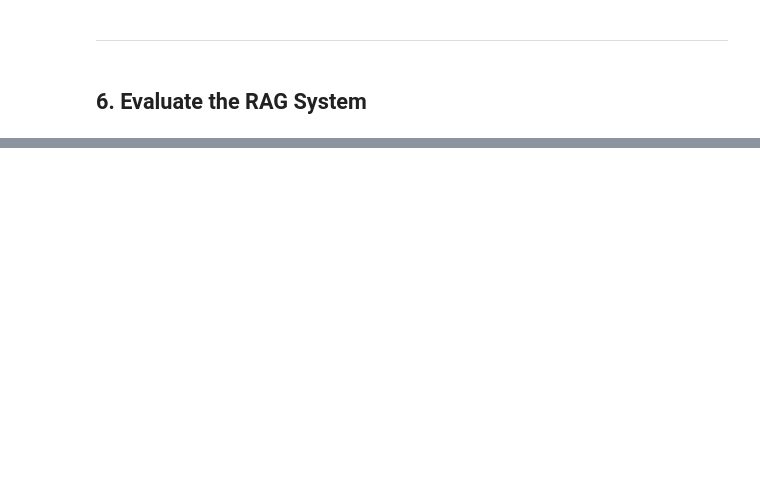
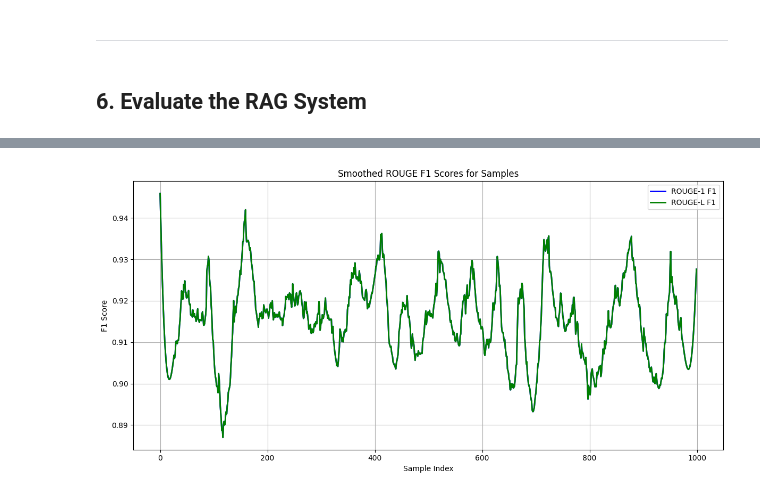
Before and after one commit to youssef-223/Medical-RAG-QA, a Jupyter notebook: Medical-RAG-QA.ipynb, the cells around one changed output, grey strips where cells are left out. Saved outputs shown, nothing was run; the diff lists cells and outputs as text; code cells hidden in the pictures; blank space fills up the shorter version.

```diff
--- a/Medical-RAG-QA.ipynb
+++ b/Medical-RAG-QA.ipynb
@@ -607,0 +776,4 @@ Here we can use a Q/A generation model to generate questions and answers from ou
+# %%
+# Read the generated answers from the flan_t5
+with open('/kaggle/working/gpt-neox.json', 'r') as json_file:     # Adjust with the appropriate path
+    gpt_neox_20b_chain_results = json.load(json_file)
@@ -607,0 +790,2 @@ Here we can use a Q/A generation model to generate questions and answers from ou
+# %%
+bart_large_chain_results = [qa_chain({"query":question}) for bart_large_questions_list in bart_large_questions_list[:1000]]
@@ -607,0 +794,12 @@ Here we can use a Q/A generation model to generate questions and answers from ou
+# %%
+# Read the generated answers from the bart_large
+with open('/kaggle/working/bart-large.json', 'r') as json_file:     # Adjust with the appropriate path
+    bart_large_chain_results = json.load(json_file)
+# %%
+references = [
+    " ".join([doc['page_content'] for doc in entry['source_documents']])
+    for entry in bart_large_chain_results
+]
+
+
+answers = [entry['answer'] for entry in bart_large_chain_results]
@@ -607,0 +833,69 @@ Here we can use a Q/A generation model to generate questions and answers from ou
+# %%
+
+# Define the references and generated_texts for evalation
+references = combined_contents_list
+generated_texts = combined_answers_list
+
+# Calculate the ROUGE-1 and ROUGE-L scores
+rouge_scores = compute_rouge(references, generated_texts)
+
+# Extract ROUGE-1 and ROUGE-L F1 scores
+rouge1_f1_scores = [score['rouge1'].fmeasure for score in rouge_scores]
+rougeL_f1_scores = [score['rougeL'].fmeasure for score in rouge_scores]
+
+# Calculate the BLEU scores
+bleu_score_avg = compute_bleu(references, generated_texts)
+
+# Calculate the BERT scores
+P, R, F1 = bert_score(generated_texts, references, lang="en", rescale_with_baseline=True)
+bert_precision = P.mean().item()
+bert_recall = R.mean().item()
+bert_f1 = F1.mean().item()
+
+# Create a summary table for overall metrics
+summary_table = pd.DataFrame({
+    "Metric": ["Average ROUGE-1 F1", "Average ROUGE-L F1", "BLEU Score", "BERTScore Precision", "BERTScore Recall", "BERTScore F1"],
+    "Value": [
+        np.mean(rouge1_f1_scores),
+        np.mean(rougeL_f1_scores),
+        bleu_score_avg,
+        bert_precision,
+        bert_recall,
+        bert_f1
+    ]
+})
+
+
+
+# Display the summary table
+print("\nSummary of Evaluation Metrics:")
+print(summary_table.to_string(index=False))
+print("-"*100)
+
+# Apply Savitzky-Golay filter to smooth the lines
+smoothed_rouge1_f1_scores = savgol_filter(rouge1_f1_scores, window_length=51, polyorder=3)
+smoothed_rougeL_f1_scores = savgol_filter(rougeL_f1_scores, window_length=51, polyorder=3)
+
+# Plot the smoothed ROUGE F1 scores as continuous lines
+plt.figure(figsize=(12, 6))
+plt.plot(range(len(smoothed_rouge1_f1_scores)), smoothed_rouge1_f1_scores, color='blue', label='ROUGE-1 F1', linestyle='-', linewidth=2)
+plt.plot(range(len(smoothed_rougeL_f1_scores)), smoothed_rougeL_f1_scores, color='green', label='ROUGE-L F1', linestyle='-', linewidth=2)
+
+plt.xlabel("Sample Index")
+plt.ylabel("F1 Score")
+plt.title("Smoothed ROUGE F1 Scores for Samples")
+plt.legend()
+plt.grid(True)
+plt.tight_layout()
+plt.show()
+
+# Visualize summary metrics in a bar chart
+plt.figure(figsize=(10, 5))
+plt.bar(summary_table["Metric"], summary_table["Value"], color="skyblue", alpha=0.8)
+plt.xlabel("Metric")
+plt.ylabel("Value")
+plt.title("Summary of Evaluation Metrics")
+plt.xticks(rotation=45, ha='right')
+plt.tight_layout()
+plt.show()
+# %% [output]
@@ -607,0 +913 @@ Here we can use a Q/A generation model to generate questions and answers from ou
+[figure, added]
```
Also changed, not shown: parts of 72 cells of this notebook.
